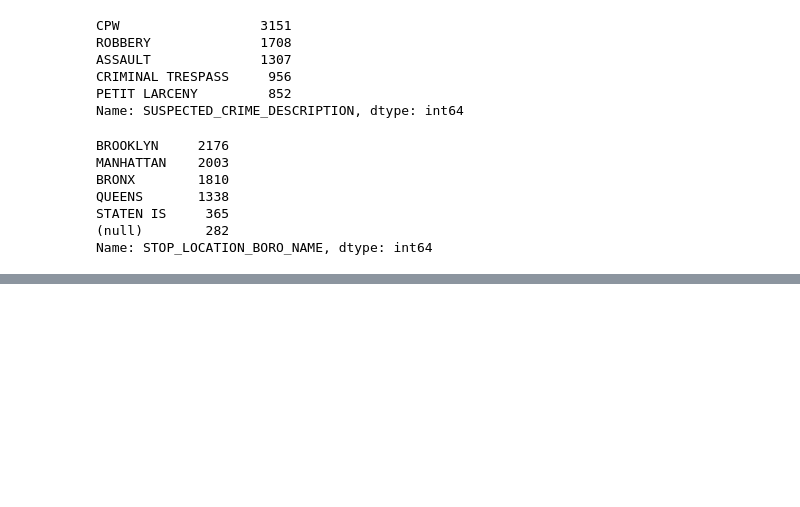
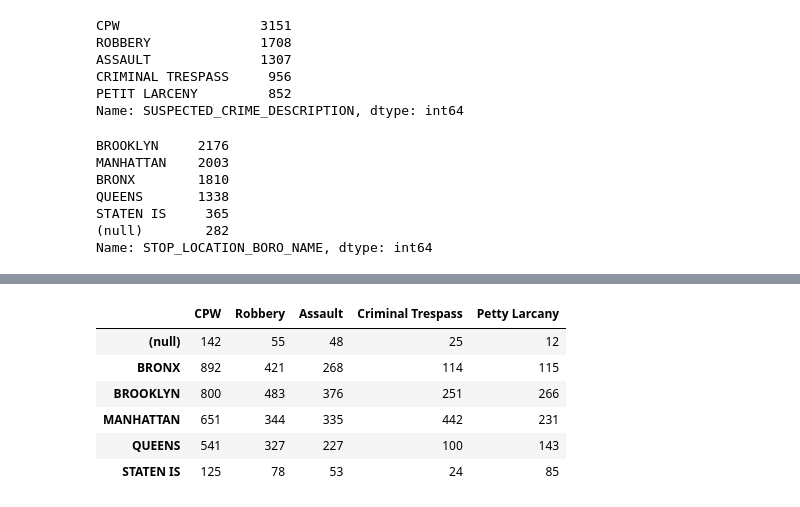
Before and after one commit to rachaelcamick/groupproject_sqf, a Jupyter notebook: Top 5 Suspected Crimes BAR.ipynb, the cells around one changed output, grey strips where cells are left out. Saved outputs shown, nothing was run; the diff lists cells and outputs as text; code cells hidden in the pictures; blank space fills up the shorter version.

```diff
--- a/Top 5 Suspected Crimes BAR.ipynb
+++ b/Top 5 Suspected Crimes BAR.ipynb
@@ -168,0 +130,10 @@ Text(0,0.5,'Number of Stops')
+# %%
+suspected_df
+# %% [output]
+|  | CPW | Robbery | Assault | Criminal Trespass | Petty Larcany |
+| (null) | 142 | 55 | 48 | 25 | 12 |
+| BRONX | 892 | 421 | 268 | 114 | 115 |
+| BROOKLYN | 800 | 483 | 376 | 251 | 266 |
+| MANHATTAN | 651 | 344 | 335 | 442 | 231 |
+| QUEENS | 541 | 327 | 227 | 100 | 143 |
+| STATEN IS | 125 | 78 | 53 | 24 | 85 |
```
Also changed, not shown: parts of 19 cells of this notebook.
